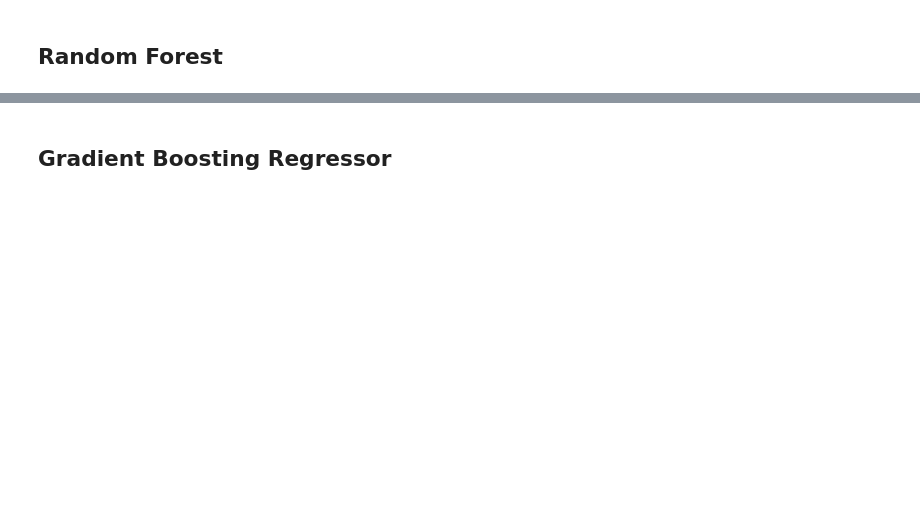
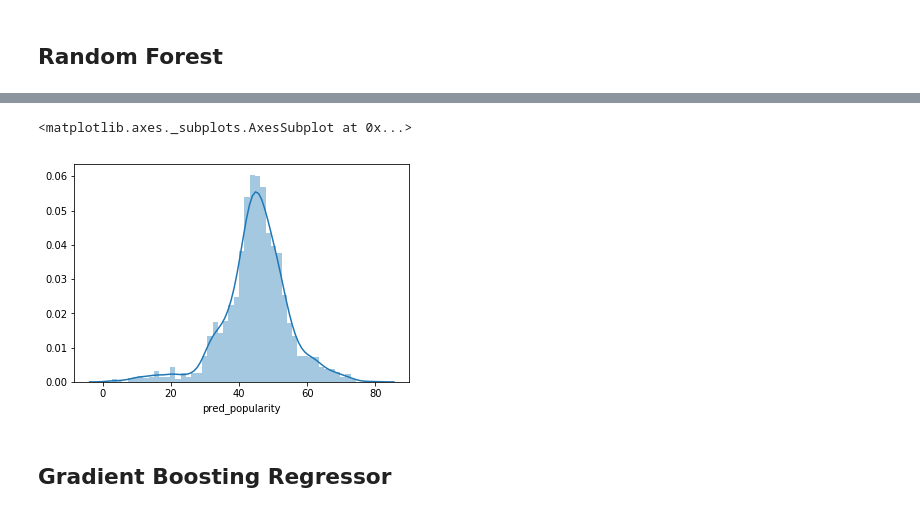
Before and after one commit to inSam/SoundScorer221, a Jupyter notebook: baseline.ipynb, the cells around one changed output, grey strips where cells are left out. Cells and saved outputs as stored; diff of their text form; code cells hidden in the pictures; blank space fills up the shorter version.

```diff
--- a/baseline.ipynb
+++ b/baseline.ipynb
@@ -355,0 +354,4 @@ Random Forest Variance Score: -0.09772407777870895
+# %%
+dev_data = data[data.index.isin(x_dev.index)].reindex(x_dev.index)
+#dev_data #.sort_values(by=['popularity'])
+dev_data
@@ -355,0 +377,3 @@ Random Forest Variance Score: -0.09772407777870895
+# %%
+dev_data["pred_popularity"] = test_preds
+dev_data[["name", "popularity", "pred_popularity"]].sort_values(by=['popularity'])
@@ -356,3 +399,9 @@ Random Forest Variance Score: -0.09772407777870895
+# %%
+# Plot popularity distribution
+sns.distplot(dev_data["pred_popularity"])
+# %% [output]
+<matplotlib.axes._subplots.AxesSubplot at 0x...>
+[figure, added]
 # %% [markdown]
 ## Gradient Boosting Regressor
 # %%
```
Also changed, not shown: parts of 21 cells of this notebook, 1 other file.
